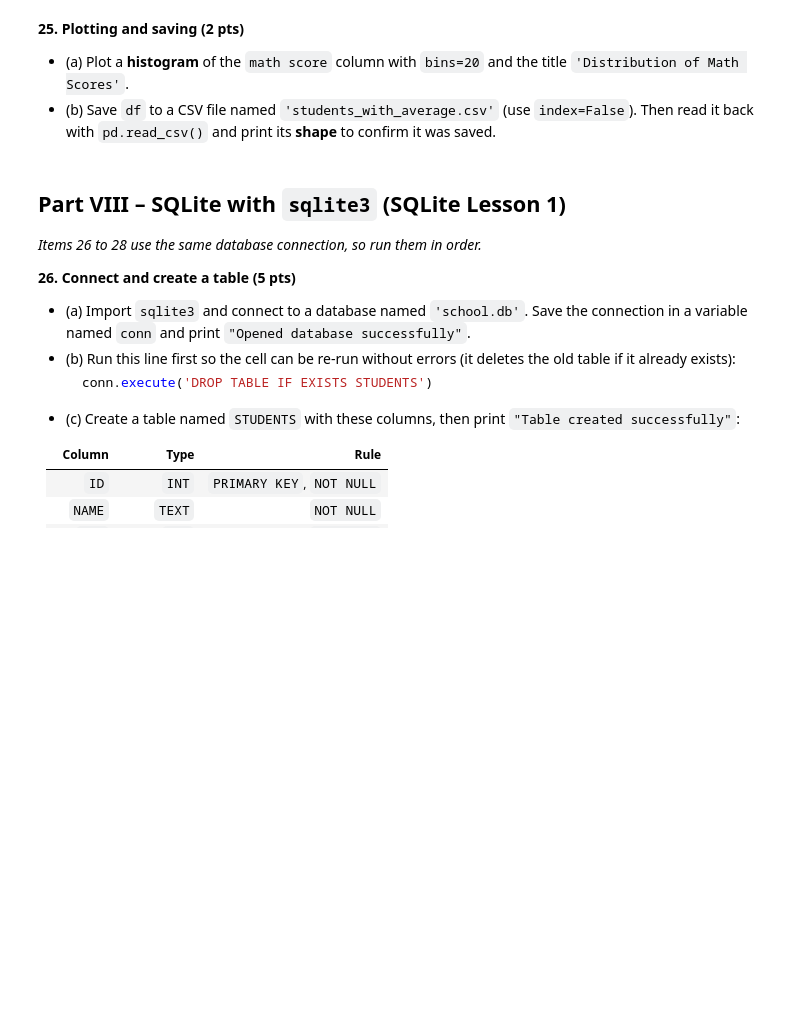
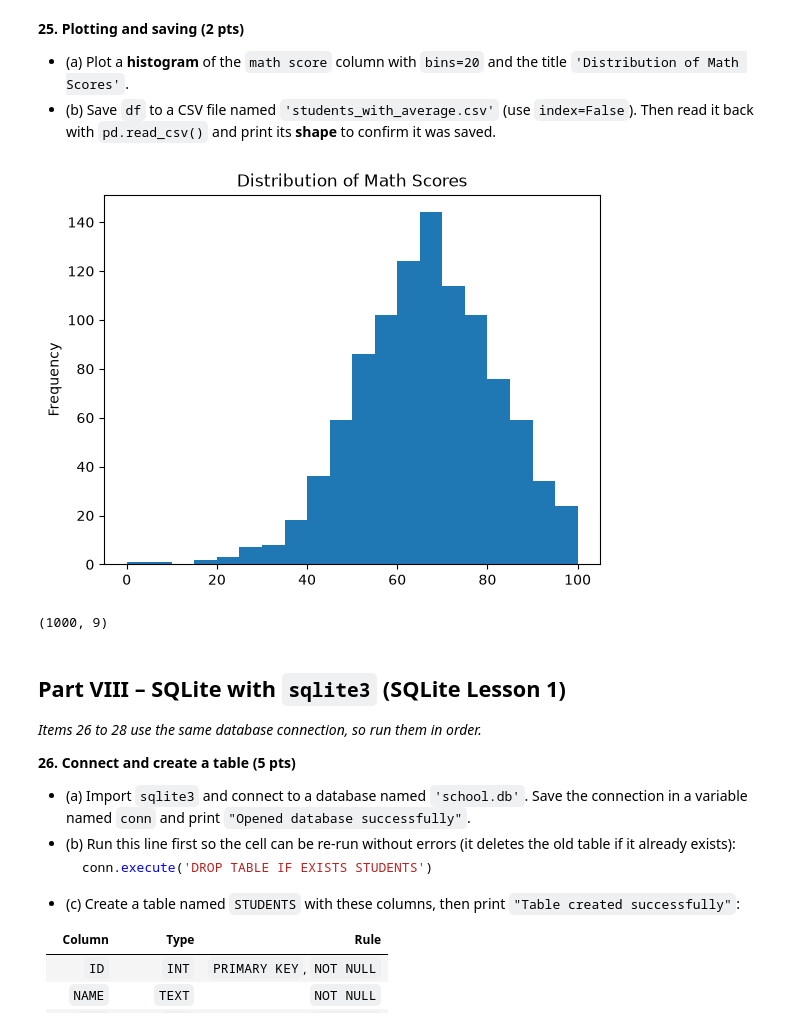
Before and after one commit to flexycode/Talosig_SY-26-27-CCDATSCL_EXERCISES, a Jupyter notebook: Exercise/Exercise_2_Talosig.ipynb, the cells around one changed output. Drawn from its saved outputs; the diff is of its cells as text; code cells hidden in the pictures; blank space fills up the shorter version.

Commit message:
Exercise 2
Provide Exercise2 database, grades.json, school.db and students_with_average.csv

```diff
--- a/Exercise/Exercise_2_Talosig.ipynb
+++ b/Exercise/Exercise_2_Talosig.ipynb
@@ -141,4 +225,17 @@ Use `kagglehub` to download the dataset `'spscientist/students-performance-in-ex
 
 *(Hint: this is the same steps as the Mr. Beast dataset in Lesson 7. Your folder path may look different from your classmates'.)*
 # %%
-# Write your code here
+import kagglehub # Library for downloading Kaggle datasets
+import os # Module for  working with files and folders
+
+# Ensure compatibility if kagglehub uses dataset_download
+if not hasattr(kagglehub, 'download'):
+    kagglehub.download = kagglehub.dataset_download
+
+filepath = kagglehub.download('spscientist/students-performance-in-exams') # download the datasets
+
+contents = os.listdir(filepath) # List the files inside the folder
+print(contents) # Output: ['StudentsPerformance.csv']
+
+csv_path = filepath + "/" + contents[0] # Build the full path to the CSV file
+print(csv_path) # Path ends with /StudentsPerformance.csv (the folder part may differ)
@@ -149,4 +249,5 @@ Read the CSV file from Item 8 into a DataFrame named `df` using `pd.read_csv()`,
 
 *(Notice that only some rows are shown because the dataset has 1000 rows.)*
 # %%
-# Write your code here
+df = pd.read_csv(csv_path)
+print(df)
@@ -298,4 +635,12 @@ Using `enrollees` from Item 21:
 - (b) Print the first 5 rows of `df`.
 - (c) Using `.loc`, find the students whose `average score` is **90 or higher** and print **how many** there are using `.shape`.
 # %%
-# Write your code here
+# (a)
+df['average score'] = (df['math score'] + df['reading score'] + df['writing score']) / 3
+
+# (b)
+print(df.head())
+
+# (c)
+high_avg = df.loc[df['average score'] >= 90]
+print(high_avg.shape)
@@ -320,7 +717,19 @@ grades   = pd.DataFrame({"name": ["Ana", "Carla", "Dan", "Ella"],
 - (a) Plot a **histogram** of the `math score` column with `bins=20` and the title `'Distribution of Math Scores'`.
 - (b) Save `df` to a CSV file named `'students_with_average.csv'` (use `index=False`). Then read it back with `pd.read_csv()` and print its **shape** to confirm it was saved.
 # %%
-# Write your code here
+import matplotlib.pyplot as plt
+
+# (a)
+df['math score'].plot(kind='hist', bins=20, title='Distribution of Math Scores')
+plt.show()
+
+# (b)
+df.to_csv('students_with_average.csv', index=False)
+saved_df = pd.read_csv('students_with_average.csv')
+print(saved_df.shape)
+# %% [output]
+[figure, added]
+(1000, 9)
 # %% [markdown]
 ## Part VIII – SQLite with `sqlite3` (SQLite Lesson 1)
 
```
Also changed, not shown: parts of 31 cells of this notebook, 4 other files.
